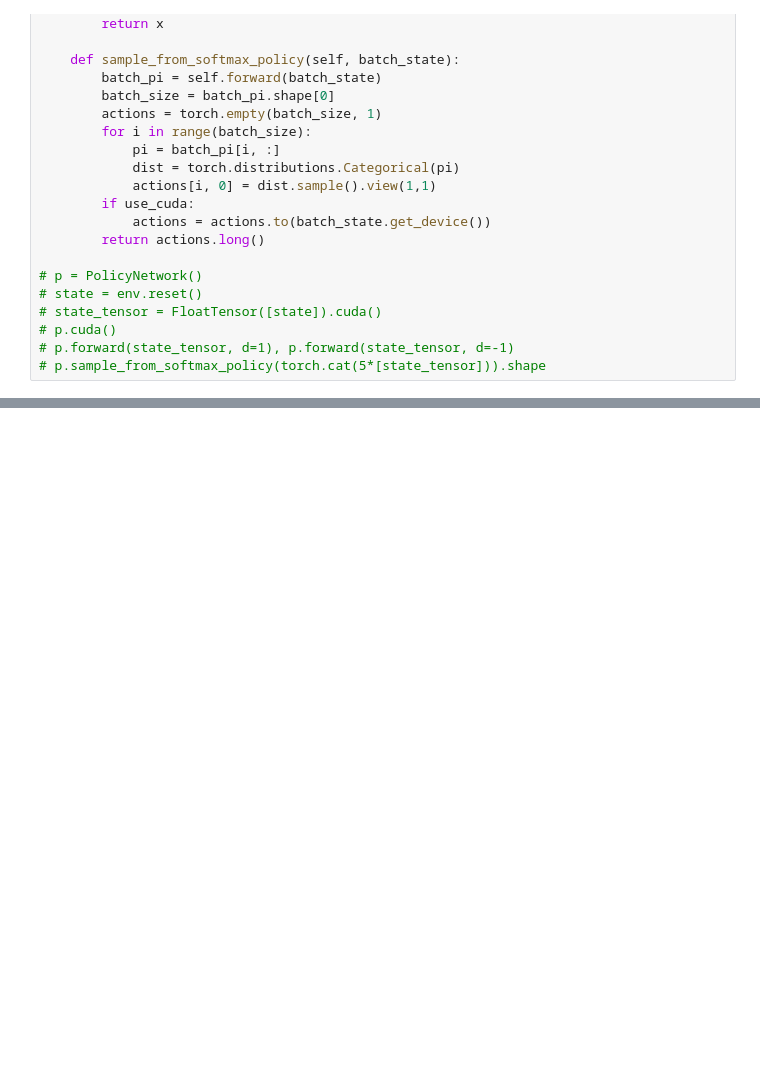
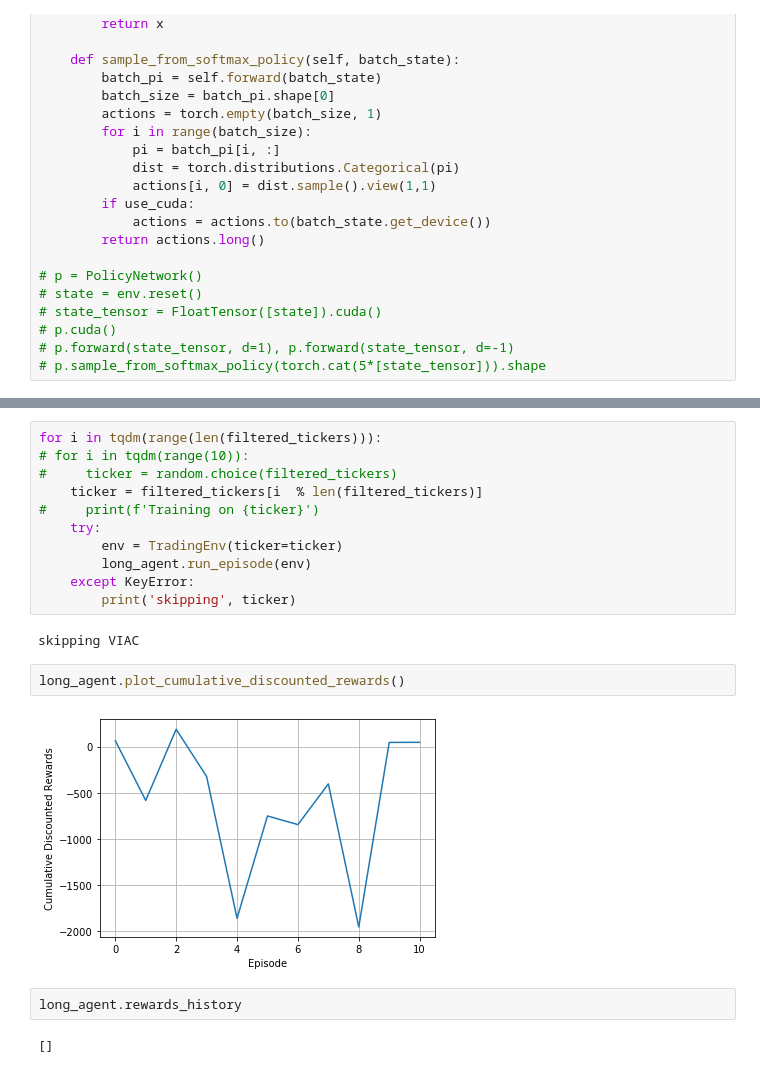
Before and after one commit to AaruranLog/rl-trading, a Jupyter notebook: agents.ipynb, the cells around one changed output, grey strips where cells are left out. Drawn from its saved outputs; the diff is of its cells as text; blank space fills up the shorter version.

```diff
--- a/agents.ipynb
+++ b/agents.ipynb
@@ -319,0 +348,21 @@ class PolicyNetwork(nn.Module):
+# %%
+for i in tqdm(range(len(filtered_tickers))):
+# for i in tqdm(range(10)):
+#     ticker = random.choice(filtered_tickers)
+    ticker = filtered_tickers[i  % len(filtered_tickers)]
+#     print(f'Training on {ticker}')
+    try:
+        env = TradingEnv(ticker=ticker)
+        long_agent.run_episode(env)
+    except KeyError:
+        print('skipping', ticker)
+# %% [output]
+skipping VIAC
+# %%
+long_agent.plot_cumulative_discounted_rewards()
+# %% [output]
+[figure, added]
+# %%
+long_agent.rewards_history
+# %% [output]
+[]
```
Also changed, not shown: parts of 20 cells of this notebook, 5 other files.
